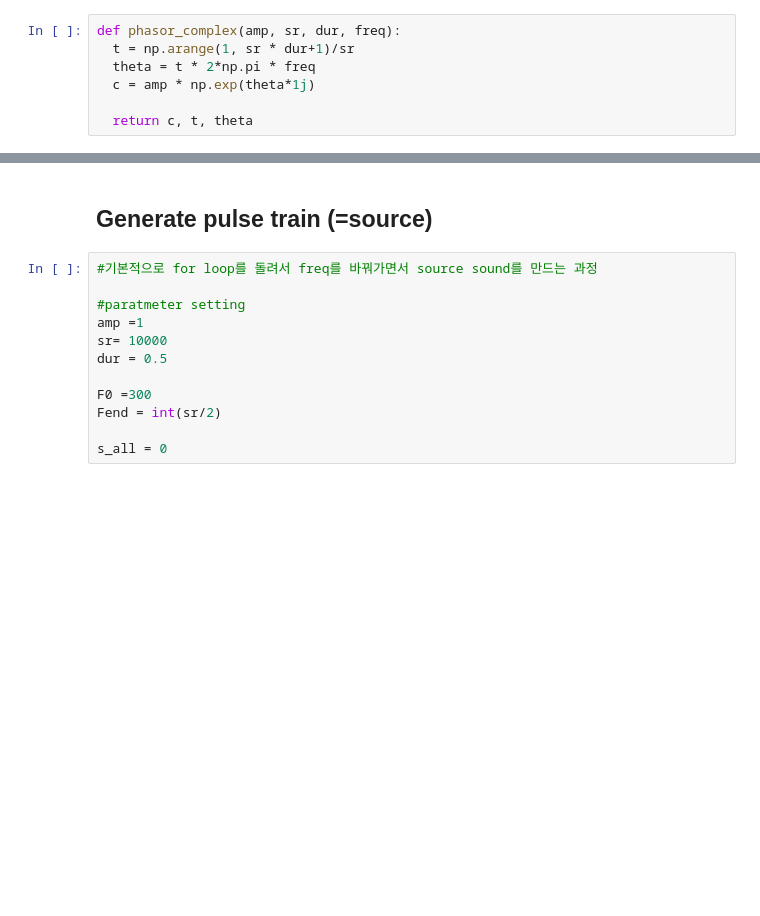
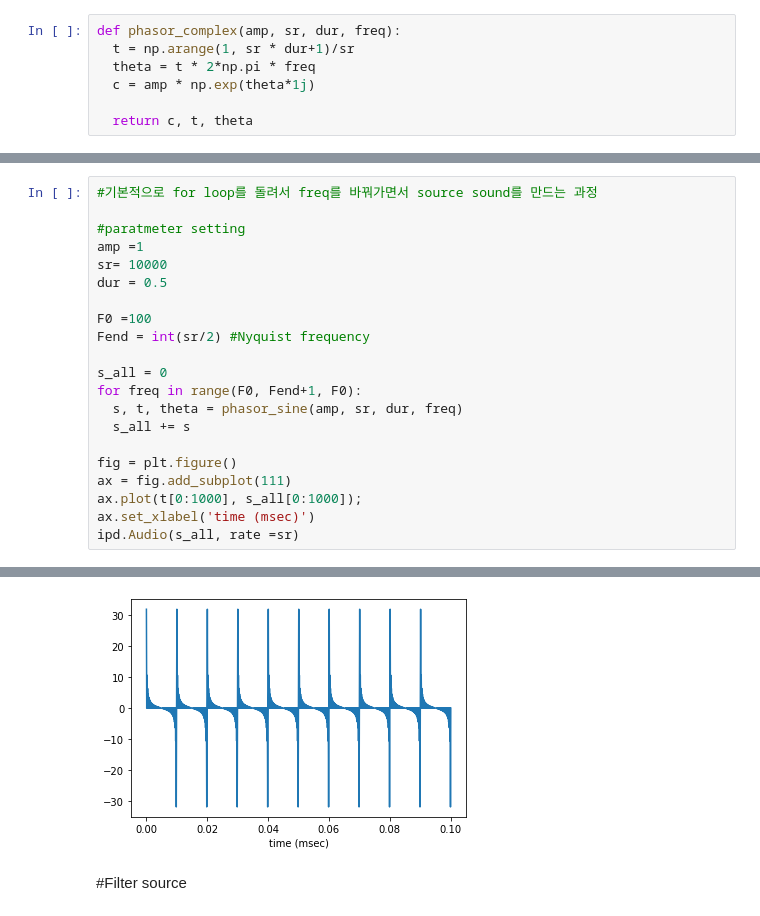
Before and after one commit to gsb3501/class2021Spring, a Jupyter notebook: sound.ipynb, the cells around one changed output, grey strips where cells are left out. Cells and saved outputs as stored; diff of their text form; blank space fills up the shorter version.

```diff
--- a/sound.ipynb
+++ b/sound.ipynb
@@ -102,0 +107,22 @@ ipd.Audio(c.imag, rate=sr) #c.imag는 sine값만 보겠다. c.real로 하면 cos
+# %%
+#기본적으로 for loop를 돌려서 freq를 바꿔가면서 source sound를 만드는 과정
+
+#paratmeter setting
+amp =1
+sr= 10000
+dur = 0.5
+
+F0 =100
+Fend = int(sr/2) #Nyquist frequency
+
+s_all = 0
+for freq in range(F0, Fend+1, F0):
+  s, t, theta = phasor_sine(amp, sr, dur, freq)
+  s_all += s
+
+fig = plt.figure()
+ax = fig.add_subplot(111)
+ax.plot(t[0:1000], s_all[0:1000]);
+ax.set_xlabel('time (msec)')
+ipd.Audio(s_all, rate =sr)
+# %% [output]
@@ -103,14 +130,3 @@ ipd.Audio(c.imag, rate=sr) #c.imag는 sine값만 보겠다. c.real로 하면 cos
+[figure, added]
 # %% [markdown]
-## Generate pulse train (=source)
+#Filter source
-# %%
-#기본적으로 for loop를 돌려서 freq를 바꿔가면서 source sound를 만드는 과정
-
-#paratmeter setting
-amp =1
-sr= 10000
-dur = 0.5
-
-F0 =300
-Fend = int(sr/2)
-
-s_all = 0
```
Also changed, not shown: parts of 13 cells of this notebook.
